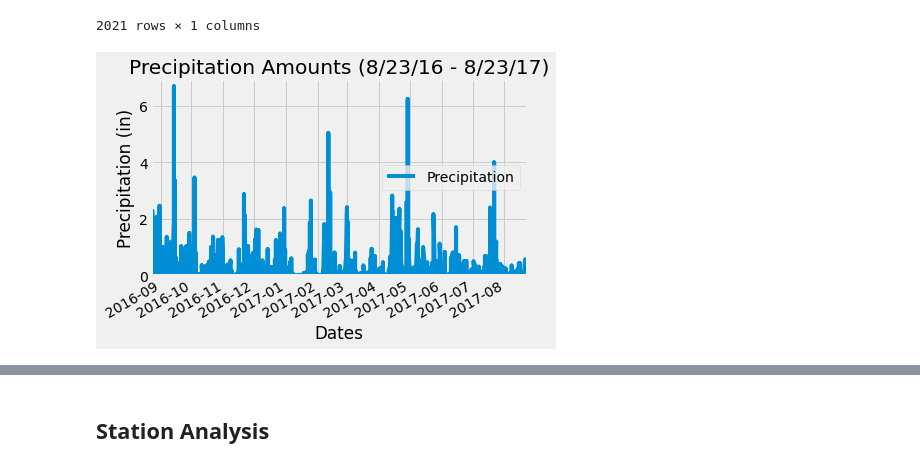
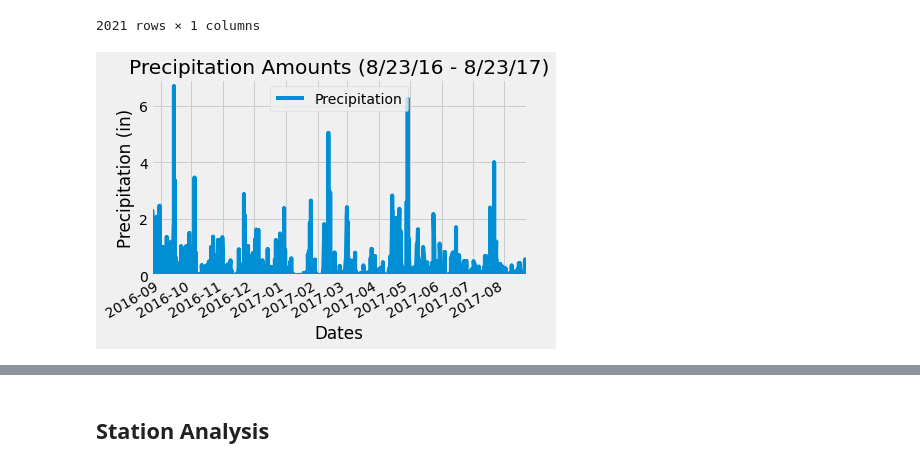
Before and after one commit to derrikdennis/sqlalchemy-challenge, a Jupyter notebook: climate.ipynb, the cells around one changed output, grey strips where cells are left out. Drawn from its saved outputs; the diff is of its cells as text; code cells hidden in the pictures.

```diff
--- a/climate.ipynb
+++ b/climate.ipynb
@@ -77,8 +71,9 @@ measure_first_row.__dict__
 lastdate = session.query(func.max(Measurement.date)).\
             scalar()
 
-a_maxdate = arrow.get(lastdate)
-startdate = a_maxdate.shift(months=-12).format('YYYY-MM-DD')
+dt_lastdate= dt.datetime.strptime(lastdate,"%Y-%m-%d").date()
+dt_startdate = dt_lastdate - dt.timedelta(days=365)
+startdate = dt_startdate.strftime("%Y-%m-%d")
 
 query = session.query(Measurement).\
             filter(Measurement.date.between(startdate,lastdate)).\
@@ -152,32 +151,32 @@ ax.plot(MDate,precipitation,label = 'Precipitation')
 
 #setting the location of the format of the x-axis ticks.
 ax.xaxis.set_major_locator(mdates.MonthLocator())
 ax.xaxis.set_major_formatter(mdates.DateFormatter('%Y-%m'))
 fig.autofmt_xdate()
 
 #Determining the limits of the x an y axes.
 datemin = np.datetime64(date[0])# - np.timedelta64(10,'D')
 datemax = np.datetime64(date[-1])# + np.timedelta64(10,'D')
 precipmin = precipitation.min()
 precipmax = precipitation.max() + .25
 ax.set_xlim(datemin,datemax)
 ax.set_ylim(precipmin,precipmax)
 
 #Making Sure that we have a grid and a legend.
 ax.grid(True)
-ax.legend()
+ax.legend(loc=9)
 
 #Adding labels and titles
 ax.set_title('Precipitation Amounts (8/23/16 - 8/23/17)')
 ax.set_ylabel('Precipitation (in)')
 ax.set_xlabel('Dates')
 
 #tightening the layout.
 plt.tight_layout
 
 #showing the results
 plt.show
 #Saving the image in png format
 plt.savefig('results/precipitation.png')
 # %% [output]
-[figure, old version]
+[figure, new version]
```
Also changed, not shown: parts of 6 cells of this notebook, 4 other files.
